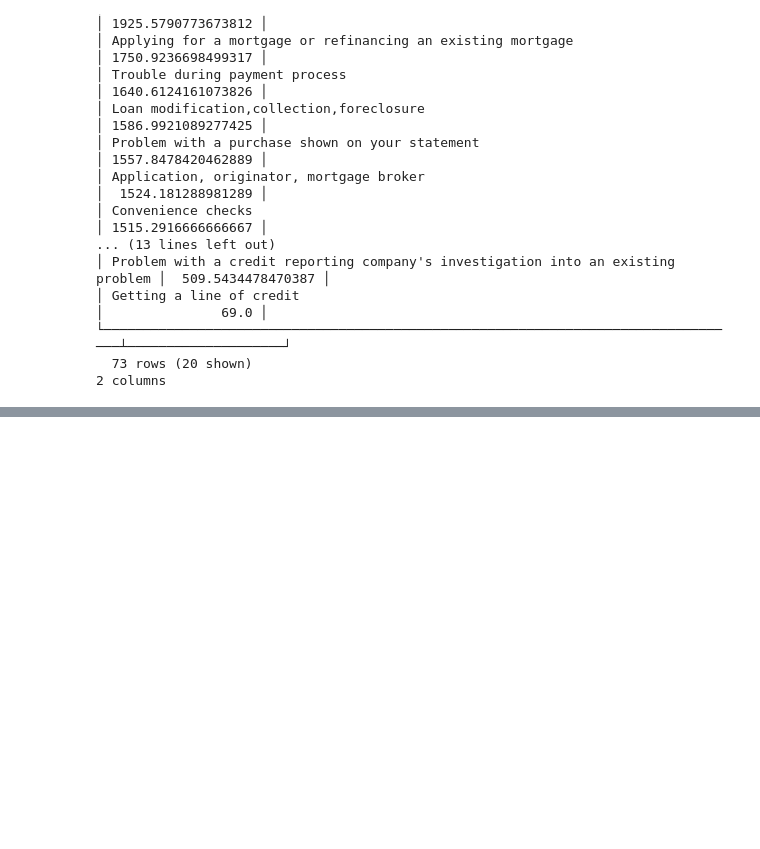
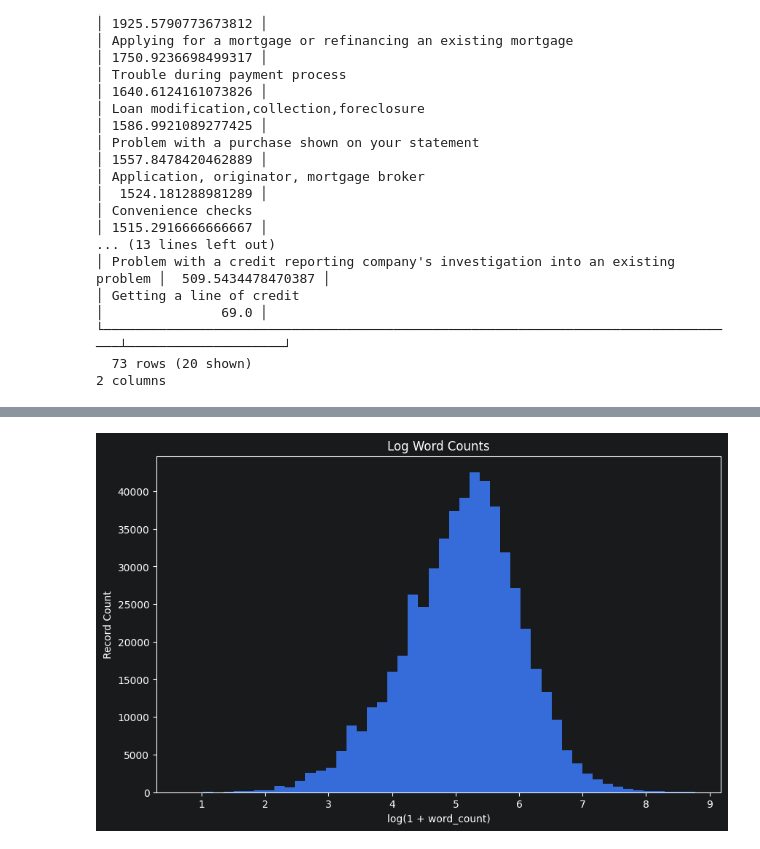
Before and after one commit to n-tamm/cfpb_mortgage_complaints, a Jupyter notebook: notebooks/consumer_complaints_eda_v3.ipynb, the cells around one changed output, grey strips where cells are left out. Drawn from its saved outputs; the diff is of its cells as text; code cells hidden in the pictures; blank space fills up the shorter version.

```diff
--- a/notebooks/consumer_complaints_eda_v3.ipynb
+++ b/notebooks/consumer_complaints_eda_v3.ipynb
@@ -334,0 +491,17 @@ duckdb.sql(f"""
+# %%
+import numpy as np
+
+plt.figure(figsize=(10, 6))
+
+plt.hist(
+    np.log1p(word_counts_pd['word_count']),
+    bins=50
+)
+
+plt.title('Log Word Counts')
+plt.xlabel('log(1 + word_count)')
+plt.ylabel('Record Count')
+
+plt.show()
+# %% [output]
+[figure, added]
```
Also changed, not shown: parts of 30 cells of this notebook.
